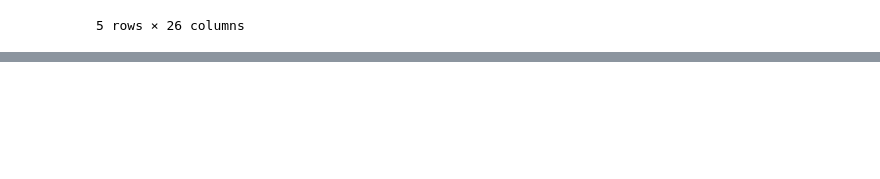
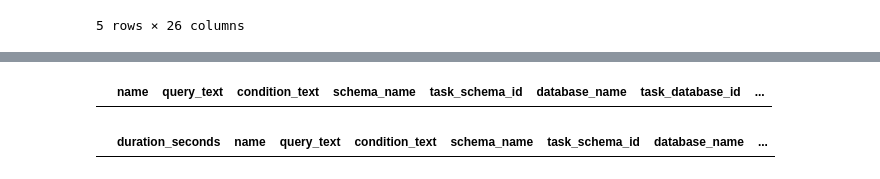
Before and after one commit to shwetank-kumar/optiml, a Jupyter notebook: notebooks/pilot_kiva.ipynb, the cells around one changed output, grey strips where cells are left out. Cells and saved outputs as stored; diff of their text form; code cells hidden in the pictures; blank space fills up the shorter version.

```diff
--- a/notebooks/pilot_kiva.ipynb
+++ b/notebooks/pilot_kiva.ipynb
@@ -214,0 +222,10 @@ df.head()
+# %%
+df=qlib.failed_tasks(start_date="2022-01-01", end_date="2022-02-02")
+df.head()
+# %% [output]
+|  | name | query_text | condition_text | schema_name | task_schema_id | database_name | task_database_id | ... |
+# %%
+df=qlib.long_running_tasks(start_date="2022-01-01", end_date="2022-02-02")
+df.head()
+# %% [output]
+|  | duration_seconds | name | query_text | condition_text | schema_name | task_schema_id | database_name | ... |
```
Also changed, not shown: parts of 2 cells of this notebook, 1 other file.
